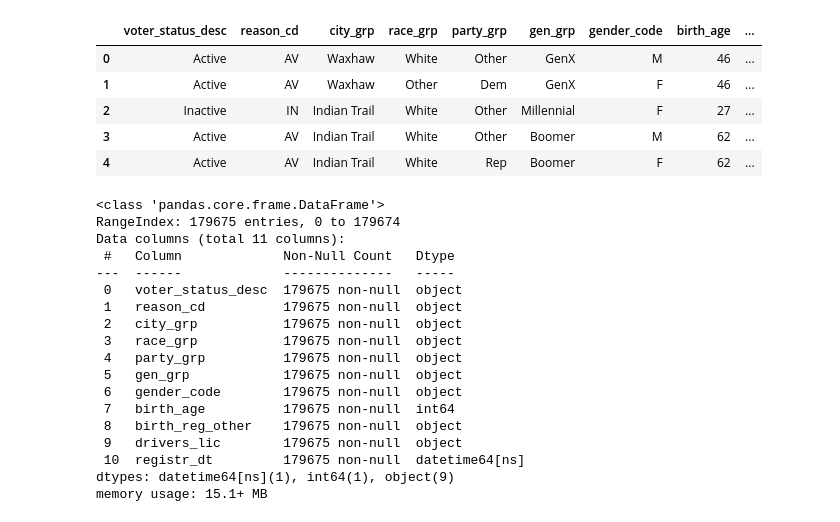
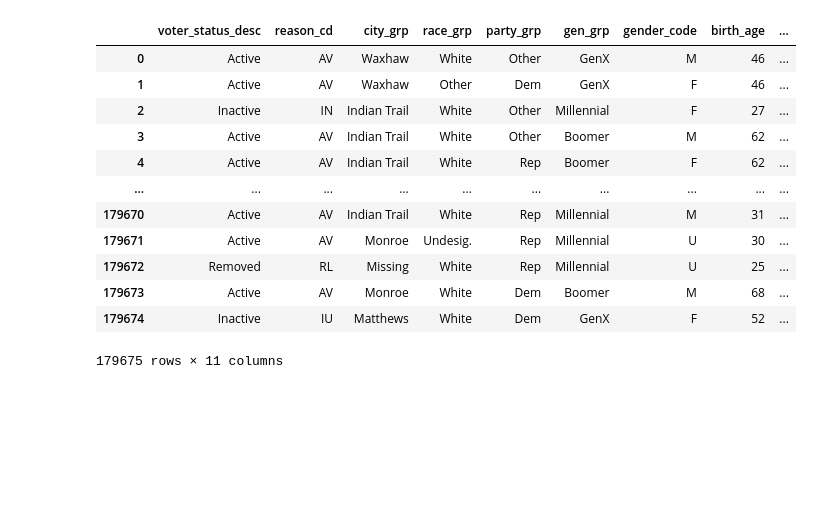
Before and after one commit to zero731/NC_Elections_Capstone, a Jupyter notebook: request_ncsbe_vreg_data.ipynb, the cells around one changed output. Saved outputs shown, nothing was run; the diff lists cells and outputs as text; code cells hidden in the pictures; blank space fills up the shorter version.

```diff
--- a/request_ncsbe_vreg_data.ipynb
+++ b/request_ncsbe_vreg_data.ipynb
@@ -138,31 +251,19 @@ def clean_vreg(df):
+# %%
+newest_vreg.clean_df
+# %% [output]
+|  | voter_status_desc | reason_cd | city_grp | race_grp | party_grp | gen_grp | gender_code | birth_age | ... |
+| 0 | Active | AV | Waxhaw | White | Other | GenX | M | 46 | ... |
+| 1 | Active | AV | Waxhaw | Other | Dem | GenX | F | 46 | ... |
+| 2 | Inactive | IN | Indian Trail | White | Other | Millennial | F | 27 | ... |
+| 3 | Active | AV | Indian Trail | White | Other | Boomer | M | 62 | ... |
+| 4 | Active | AV | Indian Trail | White | Rep | Boomer | F | 62 | ... |
+| ... | ... | ... | ... | ... | ... | ... | ... | ... | ... |
+| 179670 | Active | AV | Indian Trail | White | Rep | Millennial | M | 31 | ... |
+| 179671 | Active | AV | Monroe | Undesig. | Rep | Millennial | U | 30 | ... |
+| 179672 | Removed | RL | Missing | White | Rep | Millennial | U | 25 | ... |
+| 179673 | Active | AV | Monroe | White | Dem | Boomer | M | 68 | ... |
+| 179674 | Inactive | IU | Matthews | White | Dem | GenX | F | 52 | ... |
+179675 rows × 11 columns
 # %%
-cleaned_vreg = clean_vreg(newest_vreg)
-cleaned_vreg.head()
+# cleaned_vreg = clean_vreg(newest_vreg)
+# cleaned_vreg.head()
-# %% [output]
-|  | voter_status_desc | reason_cd | city_grp | race_grp | party_grp | gen_grp | gender_code | birth_age | ... |
-| 0 | Active | AV | Waxhaw | White | Other | GenX | M | 46 | ... |
-| 1 | Active | AV | Waxhaw | Other | Dem | GenX | F | 46 | ... |
-| 2 | Inactive | IN | Indian Trail | White | Other | Millennial | F | 27 | ... |
-| 3 | Active | AV | Indian Trail | White | Other | Boomer | M | 62 | ... |
-| 4 | Active | AV | Indian Trail | White | Rep | Boomer | F | 62 | ... |
-# %%
-cleaned_vreg.info()
-# %% [output]
-<class 'pandas.core.frame.DataFrame'>
-RangeIndex: 179675 entries, 0 to 179674
-Data columns (total 11 columns):
- #   Column             Non-Null Count   Dtype
----  ------             --------------   -----
- 0   voter_status_desc  179675 non-null  object
- 1   reason_cd          179675 non-null  object
- 2   city_grp           179675 non-null  object
- 3   race_grp           179675 non-null  object
- 4   party_grp          179675 non-null  object
- 5   gen_grp            179675 non-null  object
- 6   gender_code        179675 non-null  object
- 7   birth_age          179675 non-null  int64
- 8   birth_reg_other    179675 non-null  object
- 9   drivers_lic        179675 non-null  object
- 10  registr_dt         179675 non-null  datetime64[ns]
-dtypes: datetime64[ns](1), int64(1), object(9)
-memory usage: 15.1+ MB
```
Also changed, not shown: parts of 16 cells of this notebook, 1 other file.
